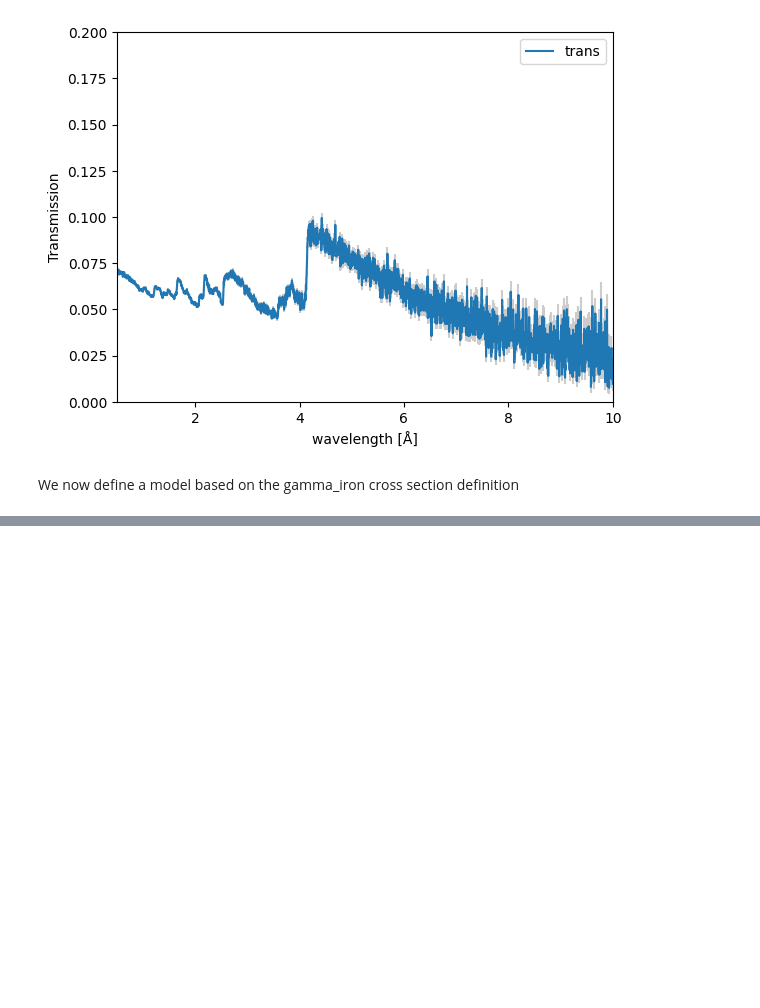
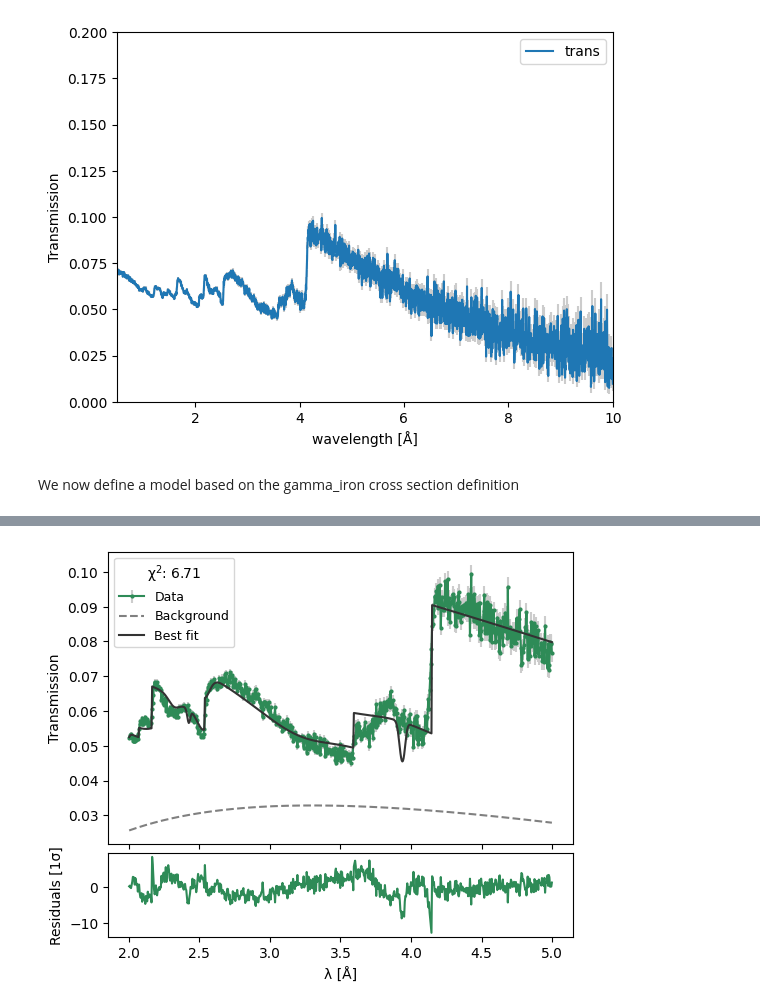
Before and after one commit to TsvikiHirsh/nbragg, a Jupyter notebook: notebooks/nbragg_tutorial.ipynb, the cells around one changed output, grey strips where cells are left out. Saved outputs shown, nothing was run; the diff lists cells and outputs as text; code cells hidden in the pictures; blank space fills up the shorter version.

```diff
--- a/notebooks/nbragg_tutorial.ipynb
+++ b/notebooks/nbragg_tutorial.ipynb
@@ -435,0 +439,16 @@ result.be
+# %%
+model = nbragg.TransmissionModel(gamma_iron,vary_background=True,vary_weights=True,vary_orientation=True)
+model.update_params(result.params)
+# %%
+
+model.params["thickness"].vary = False
+model.params["norm"].vary = False
+model.params["θ2"].vary = False
+model.params["θ3"].vary = False
+model.params["θ4"].vary = False
+model.params["θ5"].vary = False
+model.params["ϕ2"].vary = False
+model.params["ϕ3"].vary = False
+model.params["ϕ4"].vary = False
+model.params["ϕ5"].vary = False
+model.params
@@ -435,0 +473,6 @@ result.be
+# %%
+result2 = model.fit(data,wlmin=2,wlmax=5)
+# %%
+result2.plot();
+# %% [output]
+[figure, added]
```
Also changed, not shown: parts of 12 cells of this notebook, 1 other file.
